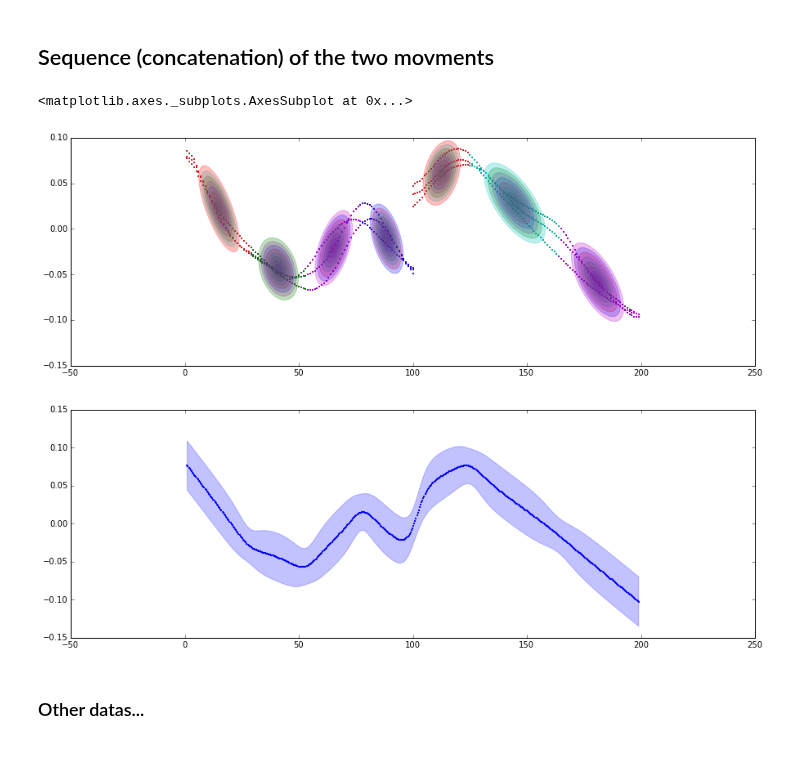
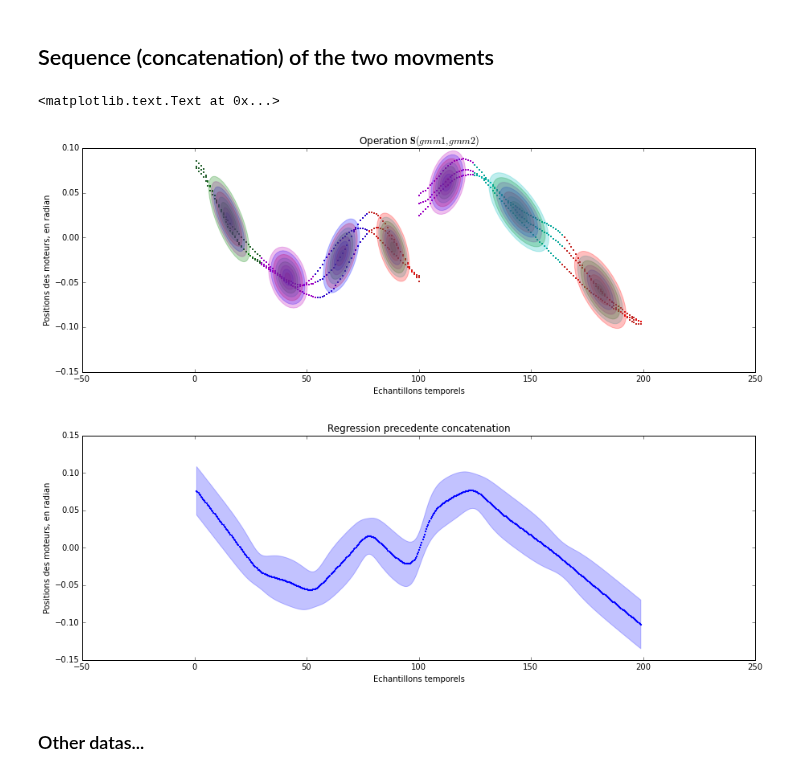
Before and after one commit to show0k/gmm-lbd, a Jupyter notebook: notebooks/calinon_tests.ipynb, the cells around one changed output. Saved outputs shown, nothing was run; the diff lists cells and outputs as text; code cells hidden in the pictures.

```diff
--- a/notebooks/calinon_tests.ipynb
+++ b/notebooks/calinon_tests.ipynb
@@ -79,15 +79,23 @@ plot_2D_mean_covars(x, gmm4.regression(x), ax=ax)
 # %% [markdown]
 ## Sequence (concatenation) of the two movments
-# %%
-
-gmm3 = seq(gmm1,gmm2)
-x = np.linspace(min(gmm3.X_[:,0]), max(gmm3.X_[:,0]), 500)
-ax = gmm3.plot_ellipses()
-plot_2D_mean_covars(x, gmm3.regression(x))
-# %% [output]
-<matplotlib.axes._subplots.AxesSubplot at 0x...>
-[figure, removed]
-[figure, removed]
+# %%
+
+gmm3 = seq(gmm1,gmm2)
+
+ax = gmm3.plot_ellipses()
+ax.set_title('Operation $\mathbf{S}(gmm1,gmm2)$')
+ax.set_ylabel('Positions des moteurs, en radian')
+ax.set_xlabel('Echantillons temporels')
+
+
+ax2 = plot_2D_mean_covars(gmm3.regression())
+ax2.set_title('Regression precedente concatenation')
+ax2.set_ylabel('Positions des moteurs, en radian')
+ax2.set_xlabel('Echantillons temporels')
+# %% [output]
+<matplotlib.text.Text at 0x...>
+[figure, added]
+[figure, added]
 # %% [markdown]
 ### Other datas...
 # %%
```
Also changed, not shown: parts of 6 cells of this notebook, 6 other files.
